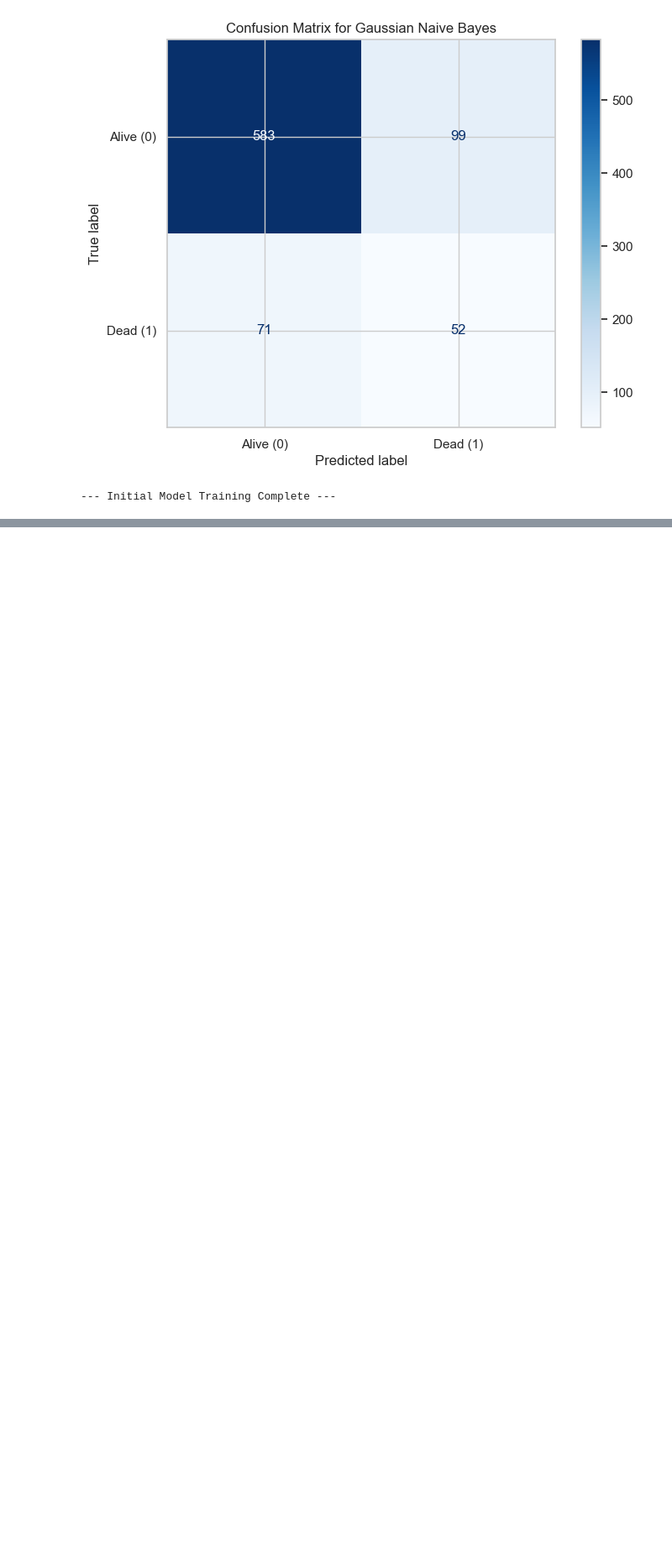
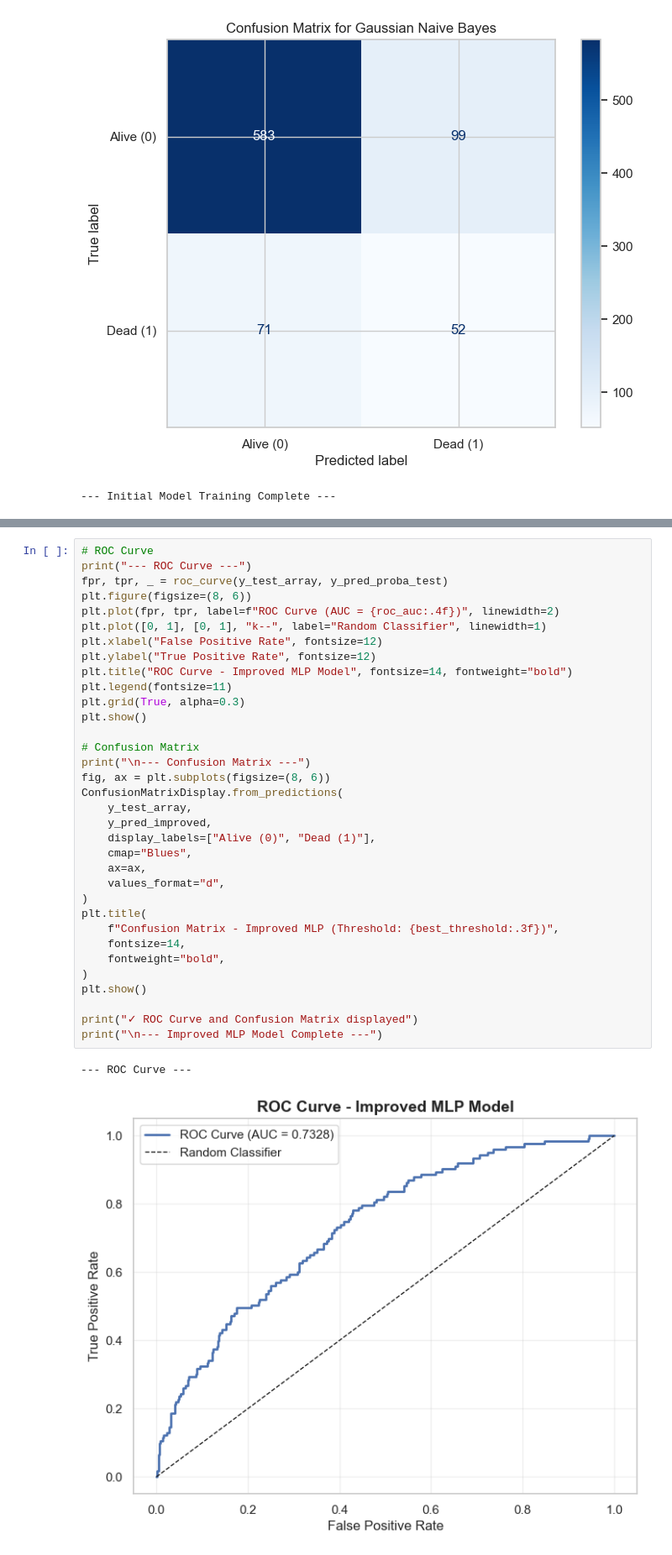
Before and after one commit to spacelord16/breast-cancer-detection-DM-project-, a Jupyter notebook: version_2/Notebooks/version2.ipynb, the cells around one changed output, grey strips where cells are left out. Shown at 84% size. Drawn from its saved outputs; the diff is of its cells as text; blank space fills up the shorter version.

```diff
--- a/version_2/Notebooks/version2.ipynb
+++ b/version_2/Notebooks/version2.ipynb
@@ -726,0 +1096,37 @@ SVM (Baseline)                    0.8547           0.1057             0.1818   0
+# %%
+# ROC Curve
+print("--- ROC Curve ---")
+fpr, tpr, _ = roc_curve(y_test_array, y_pred_proba_test)
+plt.figure(figsize=(8, 6))
+plt.plot(fpr, tpr, label=f"ROC Curve (AUC = {roc_auc:.4f})", linewidth=2)
+plt.plot([0, 1], [0, 1], "k--", label="Random Classifier", linewidth=1)
+plt.xlabel("False Positive Rate", fontsize=12)
+plt.ylabel("True Positive Rate", fontsize=12)
+plt.title("ROC Curve - Improved MLP Model", fontsize=14, fontweight="bold")
+plt.legend(fontsize=11)
+plt.grid(True, alpha=0.3)
+plt.show()
+
+# Confusion Matrix
+print("\n--- Confusion Matrix ---")
+fig, ax = plt.subplots(figsize=(8, 6))
+ConfusionMatrixDisplay.from_predictions(
+    y_test_array,
+    y_pred_improved,
+    display_labels=["Alive (0)", "Dead (1)"],
+    cmap="Blues",
+    ax=ax,
+    values_format="d",
+)
+plt.title(
+    f"Confusion Matrix - Improved MLP (Threshold: {best_threshold:.3f})",
+    fontsize=14,
+    fontweight="bold",
+)
+plt.show()
+
+print("✓ ROC Curve and Confusion Matrix displayed")
+print("\n--- Improved MLP Model Complete ---")
+# %% [output]
+--- ROC Curve ---
+[figure, added]
```
Also changed, not shown: parts of 13 cells of this notebook, 1 other file.
